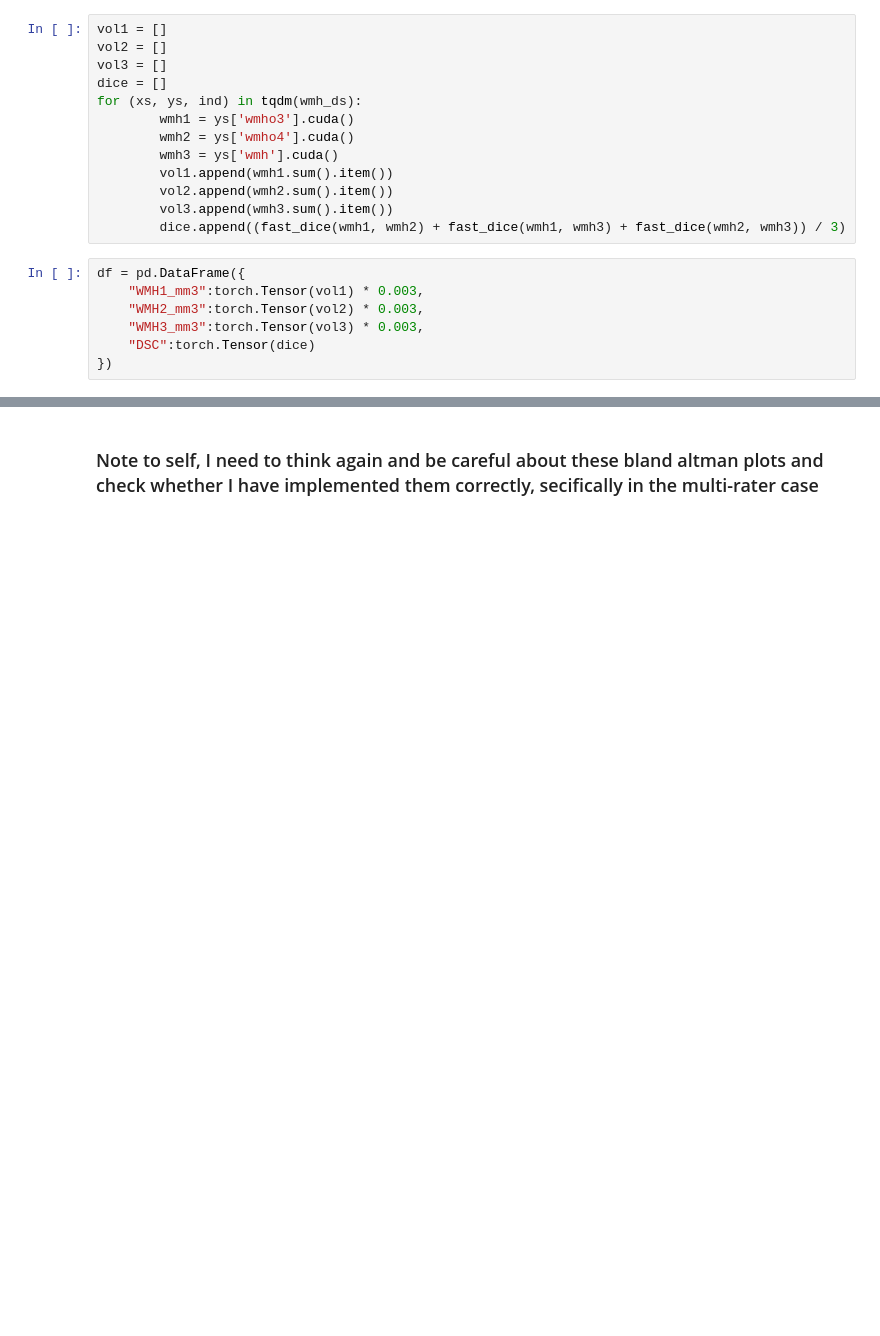
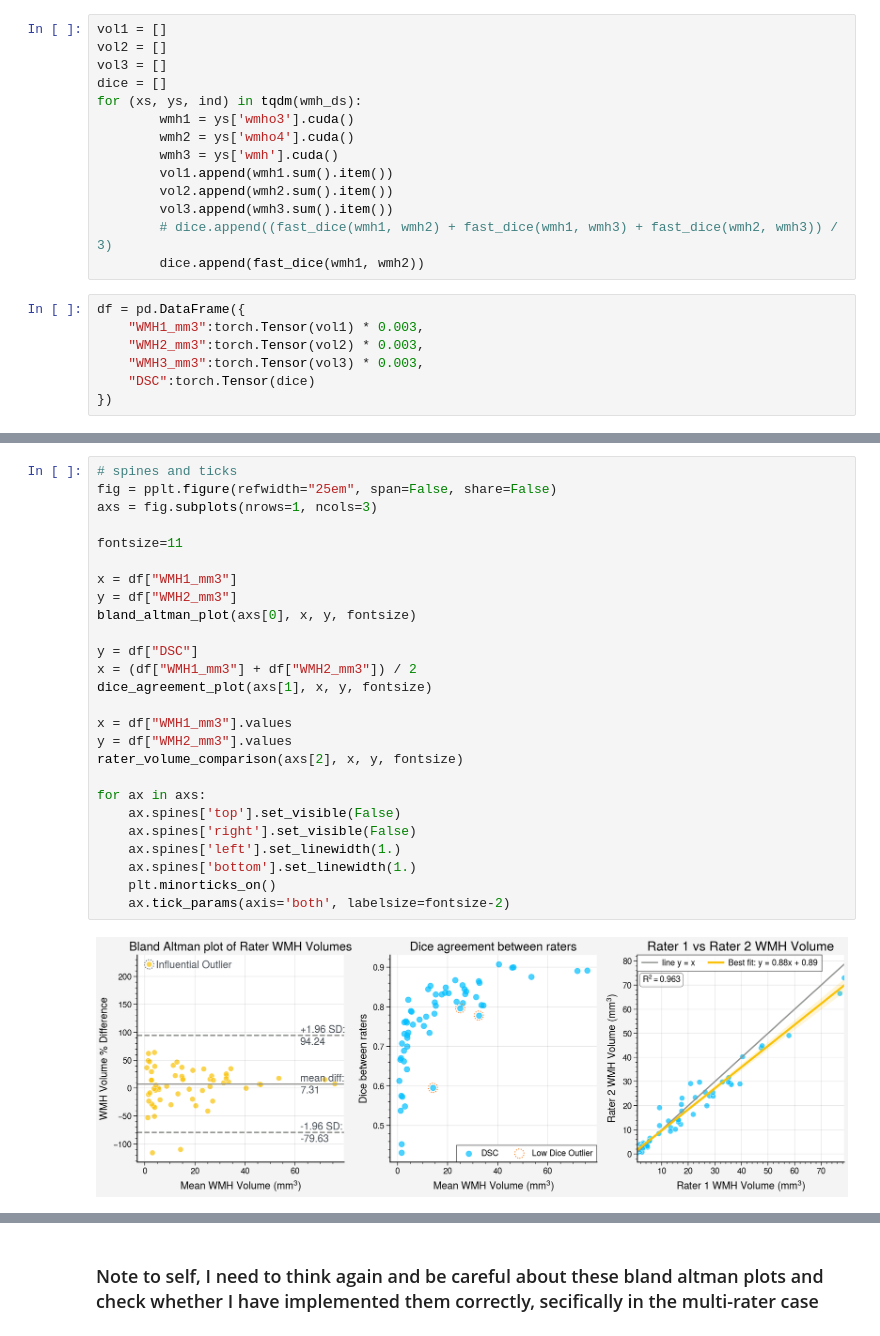
Before and after one commit to BenjaminPhi5/WMH_UQ_assessment, a Jupyter notebook: trustworthai/journal_run/interrater_experiments/plotting WMHCHal data statistics.ipynb, the cells around one changed output, grey strips where cells are left out. Cells and saved outputs as stored; diff of their text form; blank space fills up the shorter version.

Commit message:
making the basic interrater statistics integrated plot

```diff
--- a/trustworthai/journal_run/interrater_experiments/plotting WMHCHal data statistics.ipynb
+++ b/trustworthai/journal_run/interrater_experiments/plotting WMHCHal data statistics.ipynb
@@ -37,7 +38,8 @@ for (xs, ys, ind) in tqdm(wmh_ds):
         vol1.append(wmh1.sum().item())
         vol2.append(wmh2.sum().item())
         vol3.append(wmh3.sum().item())
-        dice.append((fast_dice(wmh1, wmh2) + fast_dice(wmh1, wmh3) + fast_dice(wmh2, wmh3)) / 3)
+        # dice.append((fast_dice(wmh1, wmh2) + fast_dice(wmh1, wmh3) + fast_dice(wmh2, wmh3)) / 3)
+        dice.append(fast_dice(wmh1, wmh2))
 # %%
 df = pd.DataFrame({
     "WMH1_mm3":torch.Tensor(vol1) * 0.003,
@@ -197,0 +129,28 @@ plt.tight_layout()
+# %%
+# spines and ticks
+fig = pplt.figure(refwidth="25em", span=False, share=False)
+axs = fig.subplots(nrows=1, ncols=3)
+
+fontsize=11
+
+x = df["WMH1_mm3"]
+y = df["WMH2_mm3"]
+bland_altman_plot(axs[0], x, y, fontsize)
+
+y = df["DSC"]
+x = (df["WMH1_mm3"] + df["WMH2_mm3"]) / 2
+dice_agreement_plot(axs[1], x, y, fontsize)
+
+x = df["WMH1_mm3"].values
+y = df["WMH2_mm3"].values
+rater_volume_comparison(axs[2], x, y, fontsize)
+
+for ax in axs:
+    ax.spines['top'].set_visible(False)
+    ax.spines['right'].set_visible(False)
+    ax.spines['left'].set_linewidth(1.)
+    ax.spines['bottom'].set_linewidth(1.)
+    plt.minorticks_on()
+    ax.tick_params(axis='both', labelsize=fontsize-2)
+# %% [output]
+[figure, added]
```
Also changed, not shown: parts of 6 cells of this notebook.
